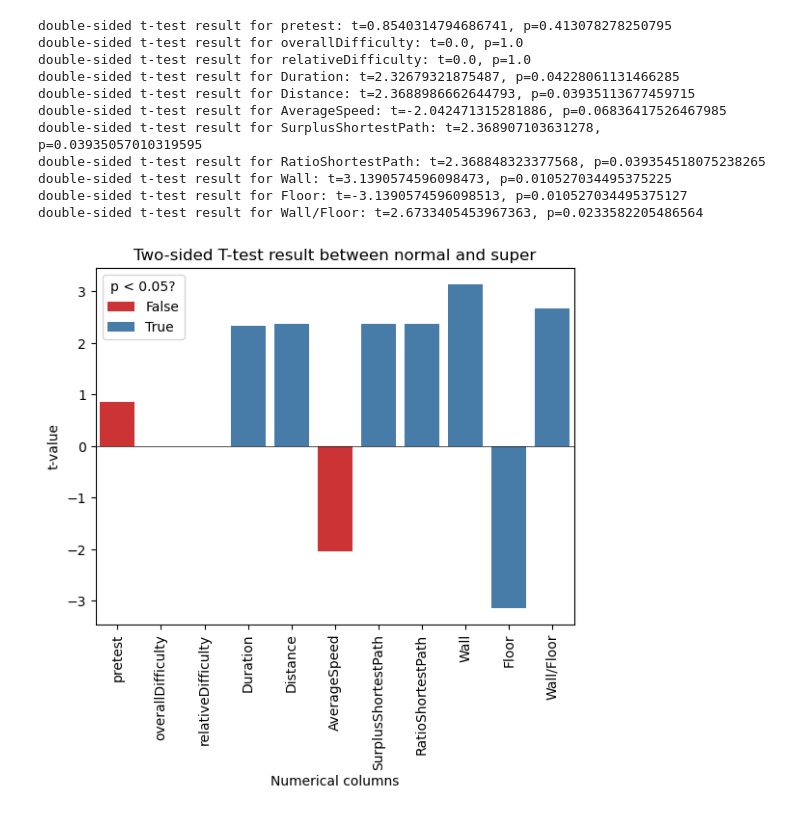
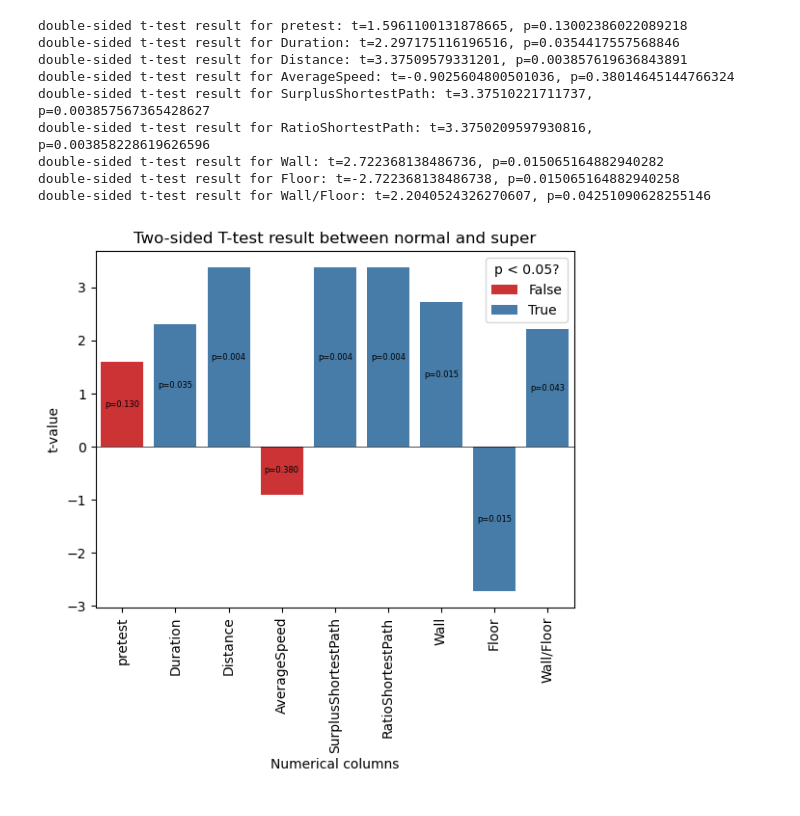
Before and after one commit to yiqiaowang-arch/EBD-Toolkit, a Jupyter notebook: SuperNurse_analysis/data_analysis.ipynb, the cells around one changed output. Cells and saved outputs as stored; diff of their text form; code cells hidden in the pictures.

```diff
--- a/SuperNurse_analysis/data_analysis.ipynb
+++ b/SuperNurse_analysis/data_analysis.ipynb
@@ -60,0 +85,13 @@ plt.show()
+# %%
+# plot Wall/Floor ratio vs. Duration for each PID in different categories. Note that category is the second level of the index.
+fig, ax = plt.subplots()
+sns.scatterplot(x='Distance', y='Wall/Floor', data=data, hue='category', palette='Set2', ax=ax)
+# add one line between each pair of points between normal and super category
+for i in data.index.get_level_values(0).unique():
+    sns.lineplot(x=[data.loc[(i, 'normal'), 'Distance'], data.loc[(i, 'super'), 'Distance']],
+                    y=[data.loc[(i, 'normal'), 'Wall/Floor'], data.loc[(i, 'super'), 'Wall/Floor']], ax=ax, color='grey', linestyle='--', linewidth=0.5)
+plt.title('Wall/Floor ratio vs. Distance for each PID in different categories')
+plt.xlabel('Distance [m]')
+plt.ylabel('Wall/Floor attention ratio')
+plt.savefig(plot_path + '/06_scatterplot_wall_floor_distance.png', dpi=300, bbox_inches='tight')
+plt.show()
@@ -61,46 +100,50 @@ plt.show()
 # %%
 # perform t-test with two sided in all numerical columns between normal and super category
 tp_dict = {}
 data_copy = data.copy().drop(columns=["ShortestPathDistance"])
 for column in data_copy.columns:
     # check if column is numerical
-    if data_copy[column].dtype in ['int64', 'float64']:
+    if data_copy[column].dtype in ['int64', 'float64'] and column not in ['overallDifficulty', 'relativeDifficulty']:
         # exclude PID, pretest, overallDifficulty, relativeDifficulty from the t-test
         normal_data = data_copy.loc[(slice(None), 'normal'), column]
         super_data = data_copy.loc[(slice(None), 'super'), column]
         t, p = ttest_ind(normal_data, super_data)
         print(f'double-sided t-test result for {column}: t={t}, p={p}')
         column_dict = {column: {'t': t, 'p': p}}
         tp_dict.update(column_dict)
 
 # plot the t-test result
 tp_df = pd.DataFrame(tp_dict).T
 tp_df['significant'] = tp_df['p'] < 0.05
-sns.barplot(x=tp_df.index, y='t', data=tp_df, hue='significant', palette='Set1')
+sns.barplot(x=tp_df.index, y='t', data=tp_df, hue='significant', palette='Set1', dodge=False)
+# plot the barplot with t value labeled on top of the bars
+# plt.bar(tp_df.index, tp_df['t'], color=tp_df['significant'].map({True: 'red', False: 'blue'}))
+
+# also add p value to the plot
+for i in range(len(tp_df)):
+    plt.text(i, tp_df.iloc[i]['t']/2, f'p={tp_df.iloc[i]["p"]:.3f}', ha='center', va='center', color='black', fontsize=6)
 plt.title('Two-sided T-test result between normal and super')
 plt.xlabel('Numerical columns')
 # set the x axis to be vertical
 plt.xticks(rotation=90)
 plt.ylabel('t-value')
 # add a horizontal line at y=0
 plt.axhline(0, color='black', linewidth=0.5)
 # set the title of the legend to be "p < 0.05"
 plt.legend(title='p < 0.05?')
-plt.savefig(plot_path + r'\t_test_result.png', dpi=300, bbox_inches='tight')
+plt.savefig(plot_path + '/07_t_test_result.png', dpi=300, bbox_inches='tight')
 plt.show()
 # %% [output]
-double-sided t-test result for pretest: t=0.8540314794686741, p=0.413078278250795
-double-sided t-test result for overallDifficulty: t=0.0, p=1.0
-double-sided t-test result for relativeDifficulty: t=0.0, p=1.0
-double-sided t-test result for Duration: t=2.32679321875487, p=0.04228061131466285
-double-sided t-test result for Distance: t=2.3688986662644793, p=0.03935113677459715
-double-sided t-test result for AverageSpeed: t=-2.042471315281886, p=0.06836417526467985
-double-sided t-test result for SurplusShortestPath: t=2.368907103631278, p=0.03935057010319595
-double-sided t-test result for RatioShortestPath: t=2.368848323377568, p=0.039354518075238265
-double-sided t-test result for Wall: t=3.1390574596098473, p=0.010527034495375225
-double-sided t-test result for Floor: t=-3.1390574596098513, p=0.010527034495375127
-double-sided t-test result for Wall/Floor: t=2.6733405453967363, p=0.0233582205486564
+double-sided t-test result for pretest: t=1.5961100131878665, p=0.13002386022089218
+double-sided t-test result for Duration: t=2.297175116196516, p=0.0354417557568846
+double-sided t-test result for Distance: t=3.37509579331201, p=0.003857619636843891
+double-sided t-test result for AverageSpeed: t=-0.9025604800501036, p=0.38014645144766324
+double-sided t-test result for SurplusShortestPath: t=3.37510221711737, p=0.003857567365428627
+double-sided t-test result for RatioShortestPath: t=3.3750209597930816, p=0.003858228619626596
+double-sided t-test result for Wall: t=2.722368138486736, p=0.015065164882940282
+double-sided t-test result for Floor: t=-2.722368138486738, p=0.015065164882940258
+double-sided t-test result for Wall/Floor: t=2.2040524326270607, p=0.04251090628255146
-[figure, old version]
+[figure, new version]
 # %%
 # create two subplots, left showing correlation heatmap of normal category, right showing correlation heatmap of super category
 fig, ax = plt.subplots(1, 2, figsize=(20, 8))
```
Also changed, not shown: parts of 14 cells of this notebook.
